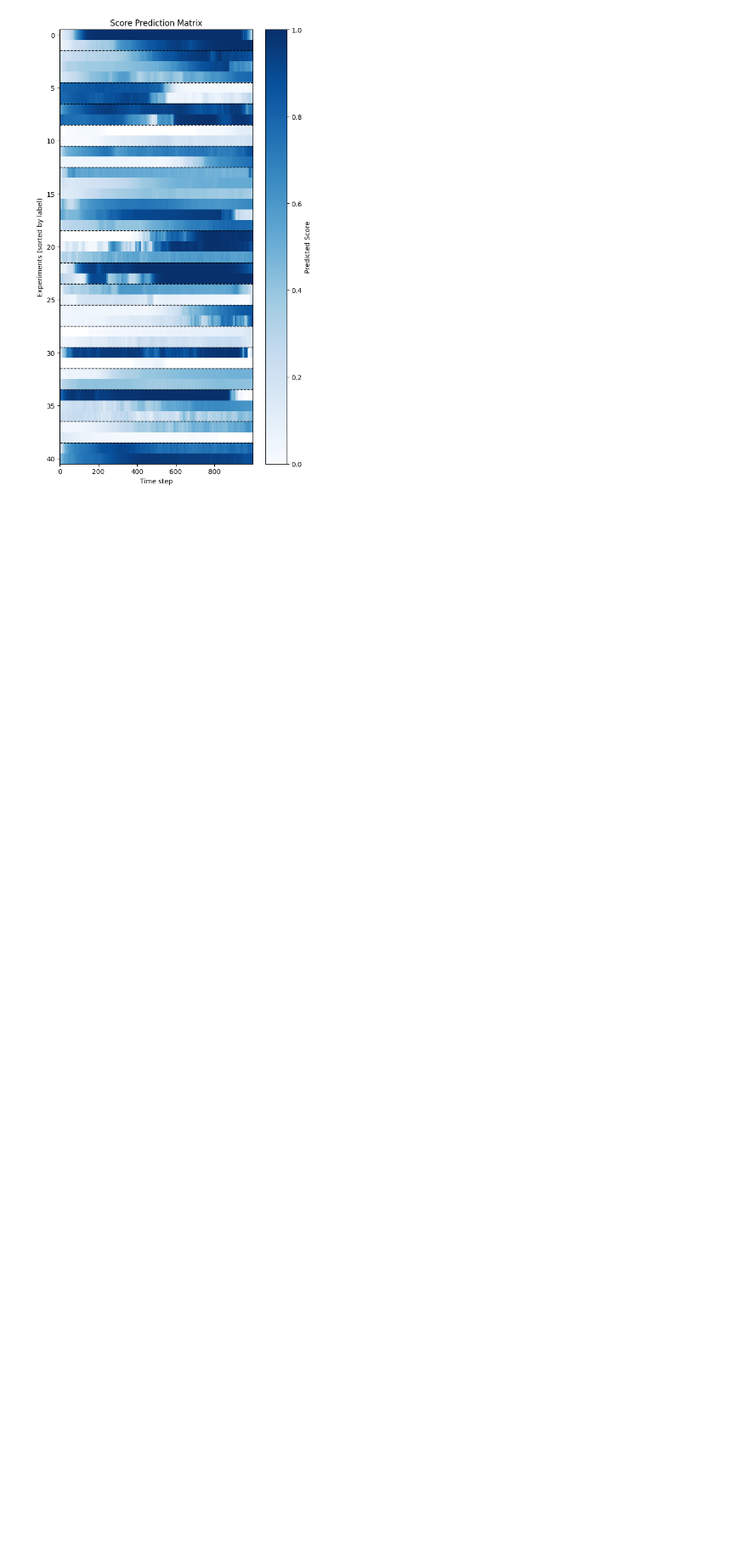
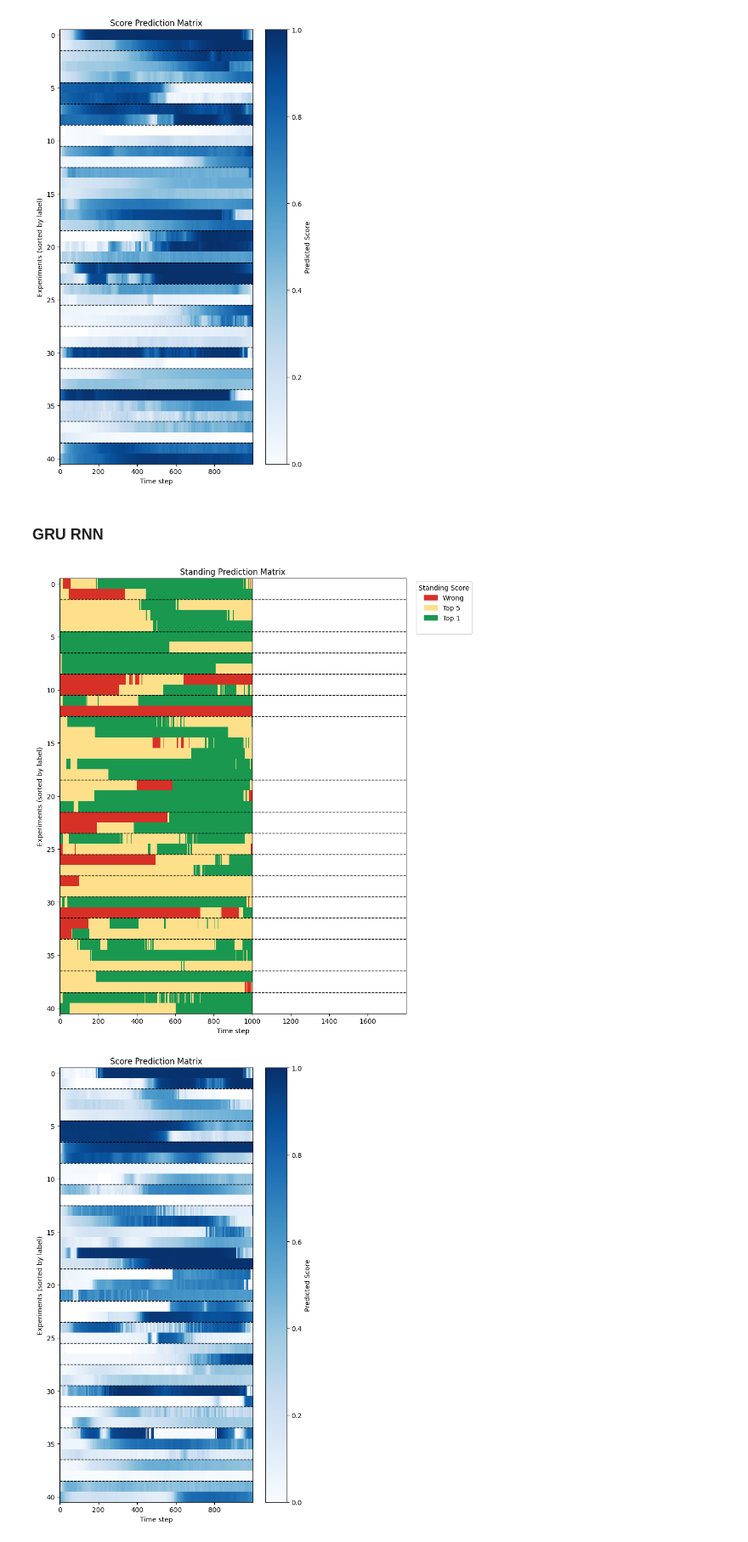
Before and after one commit to mich1803/sensor-ts-classification, a Jupyter notebook: time_windows_approach/explaining.ipynb, the cells around one changed output. Shown at 85% size. Drawn from its saved outputs; the diff is of its cells as text; code cells hidden in the pictures; blank space fills up the shorter version.

```diff
--- a/time_windows_approach/explaining.ipynb
+++ b/time_windows_approach/explaining.ipynb
@@ -389,3 +391,15 @@ plot_prediction_matrix_stretched(pm_score, index_to_exp_score, df_test, order="l
 # %% [output]
 [figure]
 [figure]
+# %% [markdown]
+### GRU RNN
+# %%
+model_path = os.path.join(model_dir, "RNN_GRU_h64_23052025_1754.ckpt")
+pm_standing, index_to_exp_standing = build_prediction_matrix(model_path, RNNClassifier, test_dataset, label_encoder, mode="standing", device=device)
+pm_score, index_to_exp_score = build_prediction_matrix(model_path, RNNClassifier, test_dataset, label_encoder, mode="score", device=device)
+# %%
+plot_prediction_matrix_stretched(pm_standing, index_to_exp_standing, df_test, order="label", cmap_color="Greens", title="Standing Prediction Matrix", mode="standing", stretch=1000, figsize=(9.35, 10), right_pad=800)
+plot_prediction_matrix_stretched(pm_score, index_to_exp_score, df_test, order="label", cmap_color="Blues", title="Score Prediction Matrix", mode="score", stretch=1000, figsize=(6, 10))
+# %% [output]
+[figure, added]
+[figure, added]
```
Also changed, not shown: parts of 1 cell of this notebook, 6 other files.
